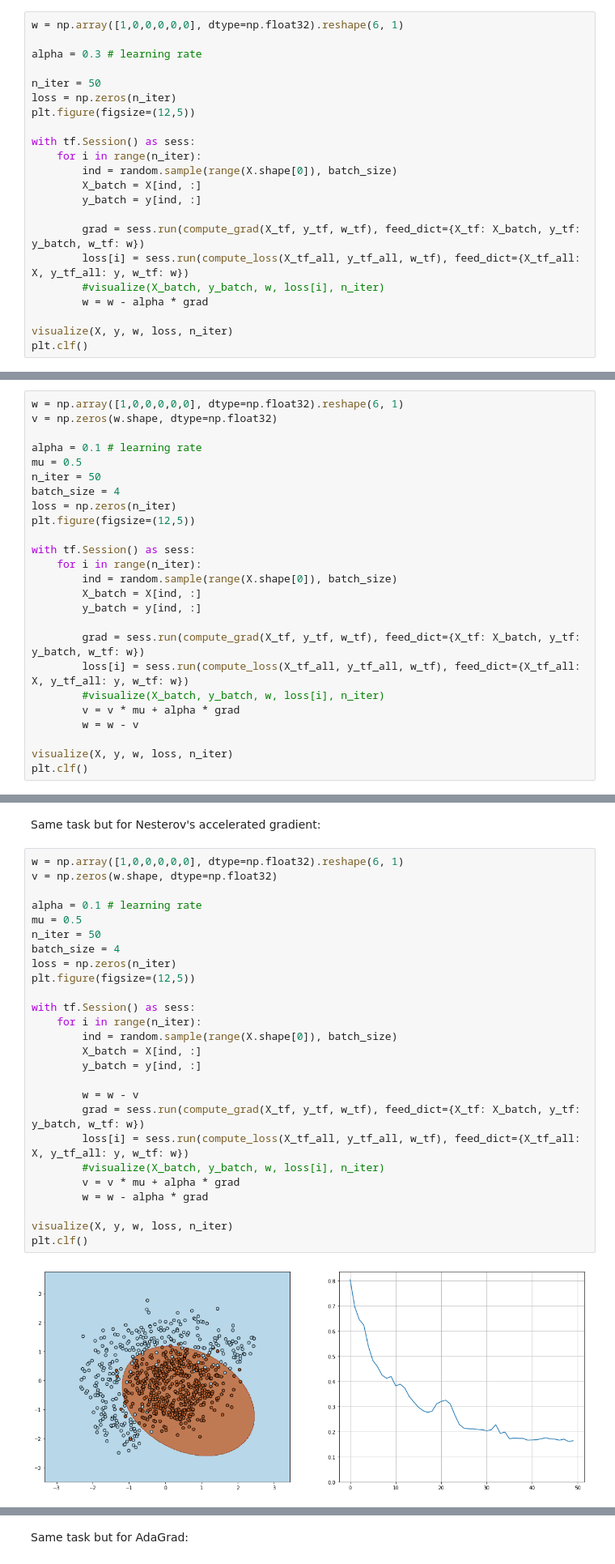
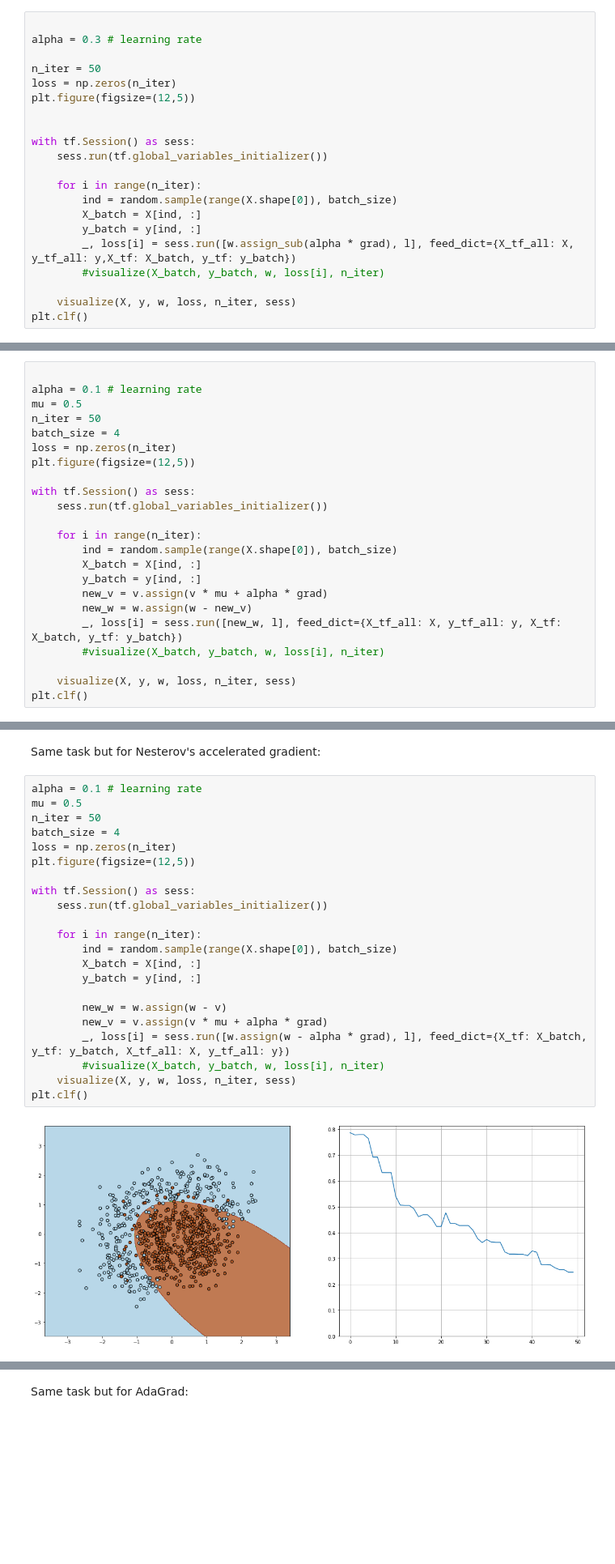
Before and after one commit to Rauf-Kurbanov/au_dl_course, a Jupyter notebook: seminar_2/task_1.ipynb, the cells around one changed output, grey strips where cells are left out. Shown at 81% size. Drawn from its saved outputs; the diff is of its cells as text; blank space fills up the shorter version.

```diff
--- a/seminar_2/task_1.ipynb
+++ b/seminar_2/task_1.ipynb
@@ -101,7 +104,6 @@ You can see the example of correct output below this cell before you run it.
 
 **Don't change the batch size!**
 # %%
-w = np.array([1,0,0,0,0,0], dtype=np.float32).reshape(6, 1)
 
 alpha = 0.3 # learning rate
 
@@ -109,17 +111,17 @@ n_iter = 50
 loss = np.zeros(n_iter)
 plt.figure(figsize=(12,5))
 
+
 with tf.Session() as sess:
+    sess.run(tf.global_variables_initializer())
+
     for i in range(n_iter):
         ind = random.sample(range(X.shape[0]), batch_size)
         X_batch = X[ind, :]
         y_batch = y[ind, :]
+        _, loss[i] = sess.run([w.assign_sub(alpha * grad), l], feed_dict={X_tf_all: X, y_tf_all: y,X_tf: X_batch, y_tf: y_batch})
+        #visualize(X_batch, y_batch, w, loss[i], n_iter)
 
-        grad = sess.run(compute_grad(X_tf, y_tf, w_tf), feed_dict={X_tf: X_batch, y_tf: y_batch, w_tf: w})
-        loss[i] = sess.run(compute_loss(X_tf_all, y_tf_all, w_tf), feed_dict={X_tf_all: X, y_tf_all: y, w_tf: w})
-        #visualize(X_batch, y_batch, w, loss[i], n_iter)
-        w = w - alpha * grad
-
-visualize(X, y, w, loss, n_iter)
+    visualize(X, y, w, loss, n_iter, sess)
 plt.clf()
 # %% [output]
@@ -129,8 +131,6 @@ plt.clf()
 # %% [markdown]
 Implement gradient descent with momentum and test it's performance for different learning rate and momentum values.
 # %%
-w = np.array([1,0,0,0,0,0], dtype=np.float32).reshape(6, 1)
-v = np.zeros(w.shape, dtype=np.float32)
 
 alpha = 0.1 # learning rate
 mu = 0.5
@@ -140,17 +140,17 @@ loss = np.zeros(n_iter)
 plt.figure(figsize=(12,5))
 
 with tf.Session() as sess:
+    sess.run(tf.global_variables_initializer())
+
     for i in range(n_iter):
         ind = random.sample(range(X.shape[0]), batch_size)
         X_batch = X[ind, :]
         y_batch = y[ind, :]
+        new_v = v.assign(v * mu + alpha * grad)
+        new_w = w.assign(w - new_v)
+        _, loss[i] = sess.run([new_w, l], feed_dict={X_tf_all: X, y_tf_all: y, X_tf: X_batch, y_tf: y_batch})
+        #visualize(X_batch, y_batch, w, loss[i], n_iter)
 
-        grad = sess.run(compute_grad(X_tf, y_tf, w_tf), feed_dict={X_tf: X_batch, y_tf: y_batch, w_tf: w})
-        loss[i] = sess.run(compute_loss(X_tf_all, y_tf_all, w_tf), feed_dict={X_tf_all: X, y_tf_all: y, w_tf: w})
-        #visualize(X_batch, y_batch, w, loss[i], n_iter)
-        v = v * mu + alpha * grad
-        w = w - v
-
-visualize(X, y, w, loss, n_iter)
+    visualize(X, y, w, loss, n_iter, sess)
 plt.clf()
 # %% [output]
@@ -160,33 +160,29 @@ plt.clf()
 # %% [markdown]
 Same task but for Nesterov's accelerated gradient:
 # %%
-w = np.array([1,0,0,0,0,0], dtype=np.float32).reshape(6, 1)
-v = np.zeros(w.shape, dtype=np.float32)
-
 alpha = 0.1 # learning rate
 mu = 0.5
 n_iter = 50
 batch_size = 4
 loss = np.zeros(n_iter)
 plt.figure(figsize=(12,5))
 
 with tf.Session() as sess:
+    sess.run(tf.global_variables_initializer())
+
     for i in range(n_iter):
         ind = random.sample(range(X.shape[0]), batch_size)
         X_batch = X[ind, :]
         y_batch = y[ind, :]
 
-        w = w - v
-        grad = sess.run(compute_grad(X_tf, y_tf, w_tf), feed_dict={X_tf: X_batch, y_tf: y_batch, w_tf: w})
-        loss[i] = sess.run(compute_loss(X_tf_all, y_tf_all, w_tf), feed_dict={X_tf_all: X, y_tf_all: y, w_tf: w})
+        new_w = w.assign(w - v)
+        new_v = v.assign(v * mu + alpha * grad)
+        _, loss[i] = sess.run([w.assign(w - alpha * grad), l], feed_dict={X_tf: X_batch, y_tf: y_batch, X_tf_all: X, y_tf_all: y})
         #visualize(X_batch, y_batch, w, loss[i], n_iter)
-        v = v * mu + alpha * grad
-        w = w - alpha * grad
-
-visualize(X, y, w, loss, n_iter)
+    visualize(X, y, w, loss, n_iter, sess)
 plt.clf()
 # %% [output]
-[figure, old version]
+[figure, new version]
 <matplotlib.figure.Figure at 0x...>
 <matplotlib.figure.Figure at 0x...>
 # %% [markdown]
```
Also changed, not shown: parts of 9 cells of this notebook.
